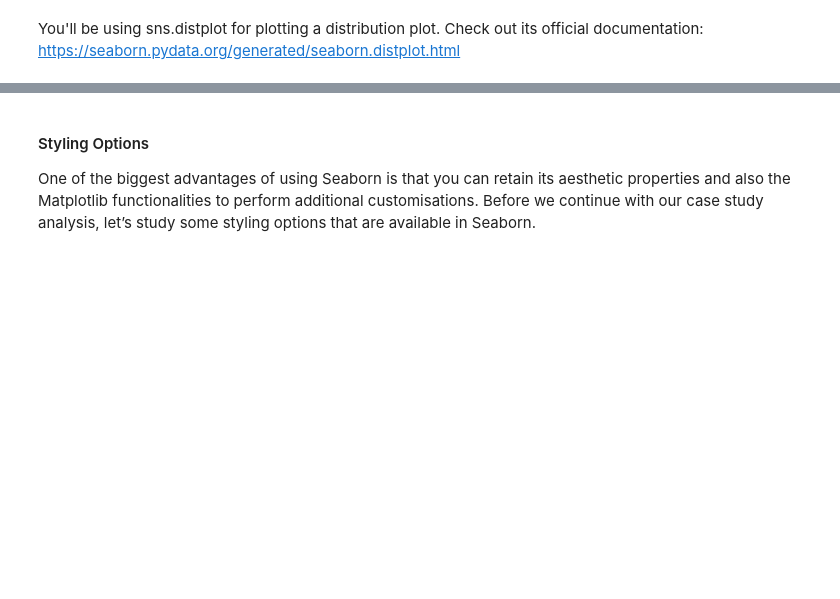
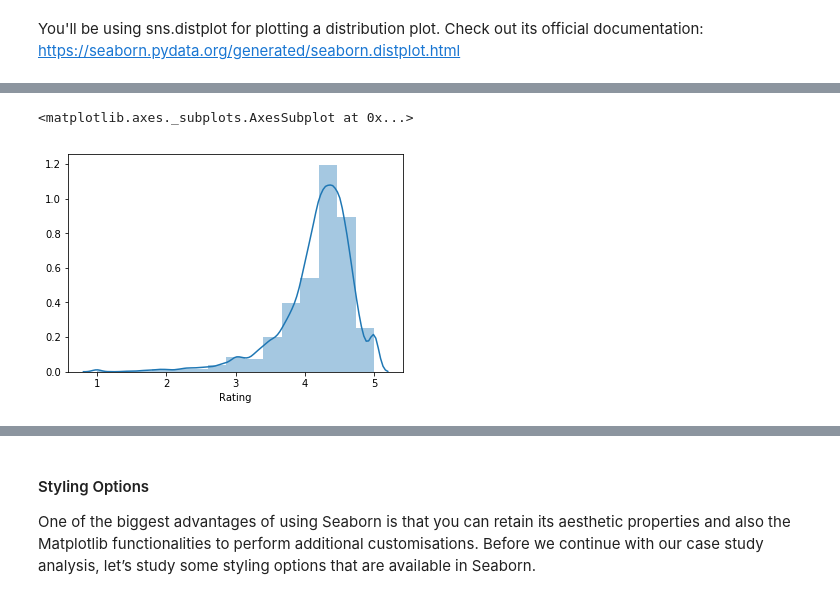
Before and after one commit to HimanshuGautamGitHub/python-data-visualization, a Jupyter notebook: Case Study Notebook/Data Visualisation in Python - Case Study.ipynb, the cells around one changed output, grey strips where cells are left out. Drawn from its saved outputs; the diff is of its cells as text; code cells hidden in the pictures; blank space fills up the shorter version.

```diff
--- a/Case Study Notebook/Data Visualisation in Python - Case Study.ipynb
+++ b/Case Study Notebook/Data Visualisation in Python - Case Study.ipynb
@@ -534,4 +552,8 @@ You'll be using sns.distplot for plotting a distribution plot. Check out its off
 # %%
 #Change the number of bins
+sns.distplot(inp1.Rating,bins=15)
+# %% [output]
+<matplotlib.axes._subplots.AxesSubplot at 0x...>
+[figure, added]
 # %%
 #Change the colour of bins to green
```
Also changed, not shown: parts of 34 cells of this notebook.
